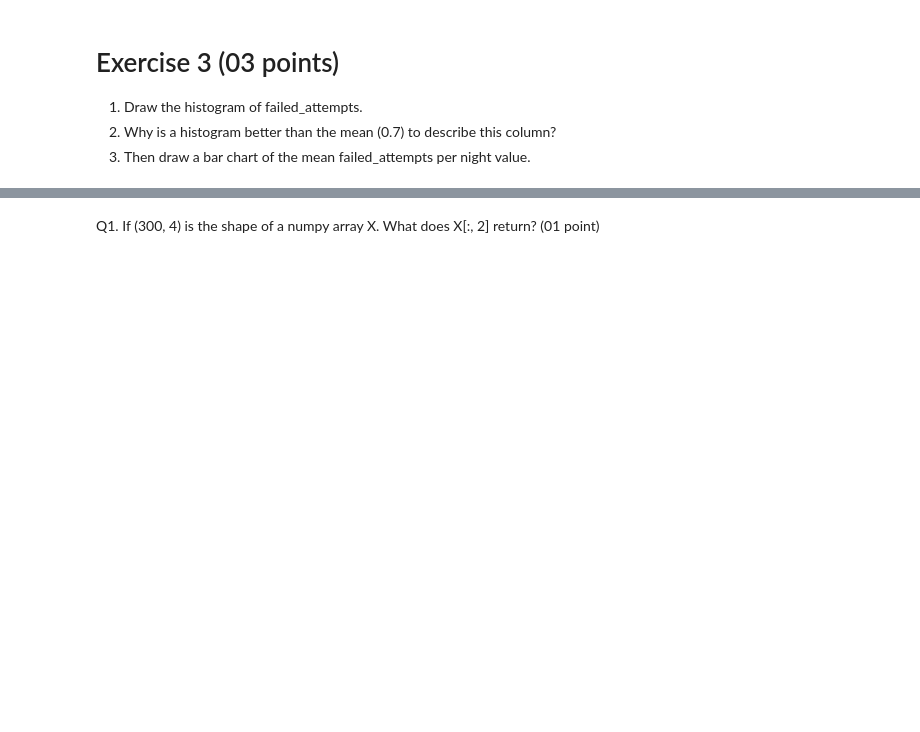
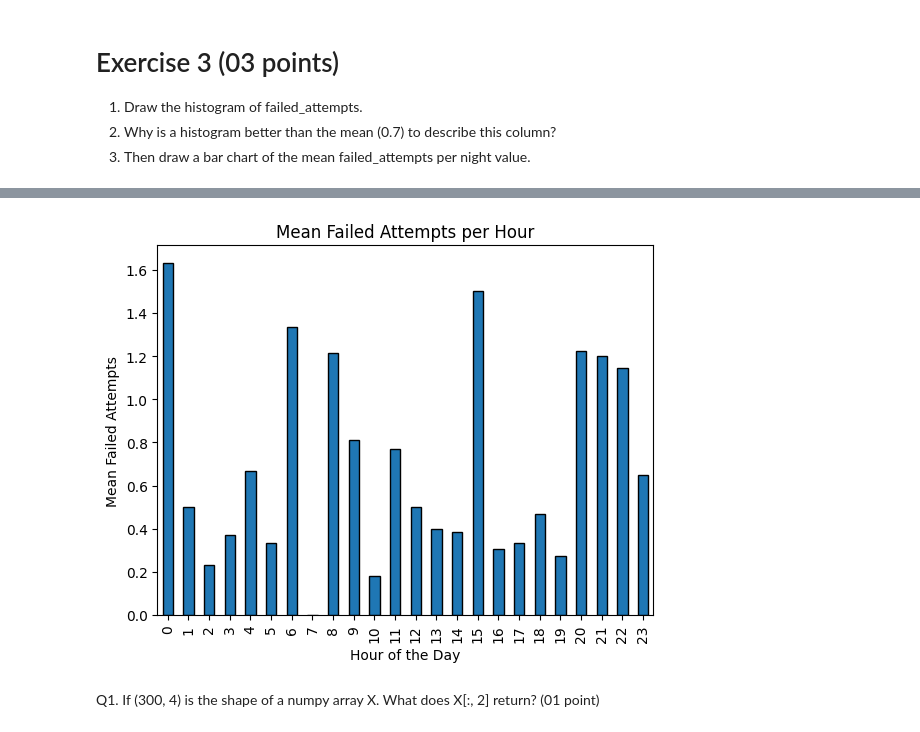
Before and after one commit to chaimagoutal/ING4-MLDLS-Workshop_1_Tools_and_Libraries, a Jupyter notebook: TP1.ipynb, the cells around one changed output, grey strips where cells are left out. Saved outputs shown, nothing was run; the diff lists cells and outputs as text; code cells hidden in the pictures; blank space fills up the shorter version.

```diff
--- a/TP1.ipynb
+++ b/TP1.ipynb
@@ -139,3 +213,15 @@ log = pd.DataFrame({"user":    rng.choice(["ali", "sara", "yacine", "nour", "kar
+# %%
+# 3. Draw a bar chart of the mean failed_attempts per night value.
+mean_failed_per_hour = log.groupby("hour")["failed_attempts"].mean()
+
+mean_failed_per_hour.plot(kind="bar", edgecolor="black")
+
+plt.xlabel("Hour of the Day")
+plt.ylabel("Mean Failed Attempts")
+plt.title("Mean Failed Attempts per Hour")
+plt.show()
+# %% [output]
+[figure, added]
 # %%
 # Auttograded cell - Skip it
 # %% [markdown]
```
Also changed, not shown: parts of 26 cells of this notebook.
